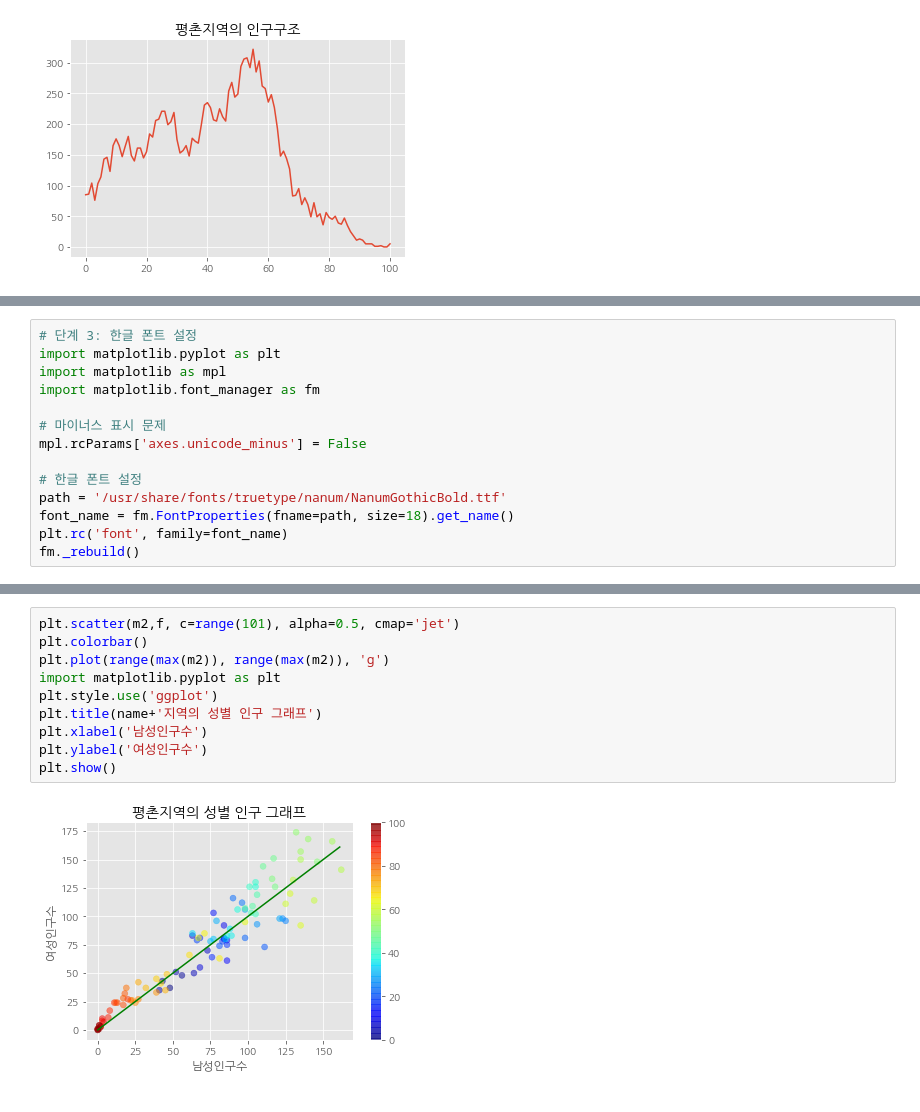
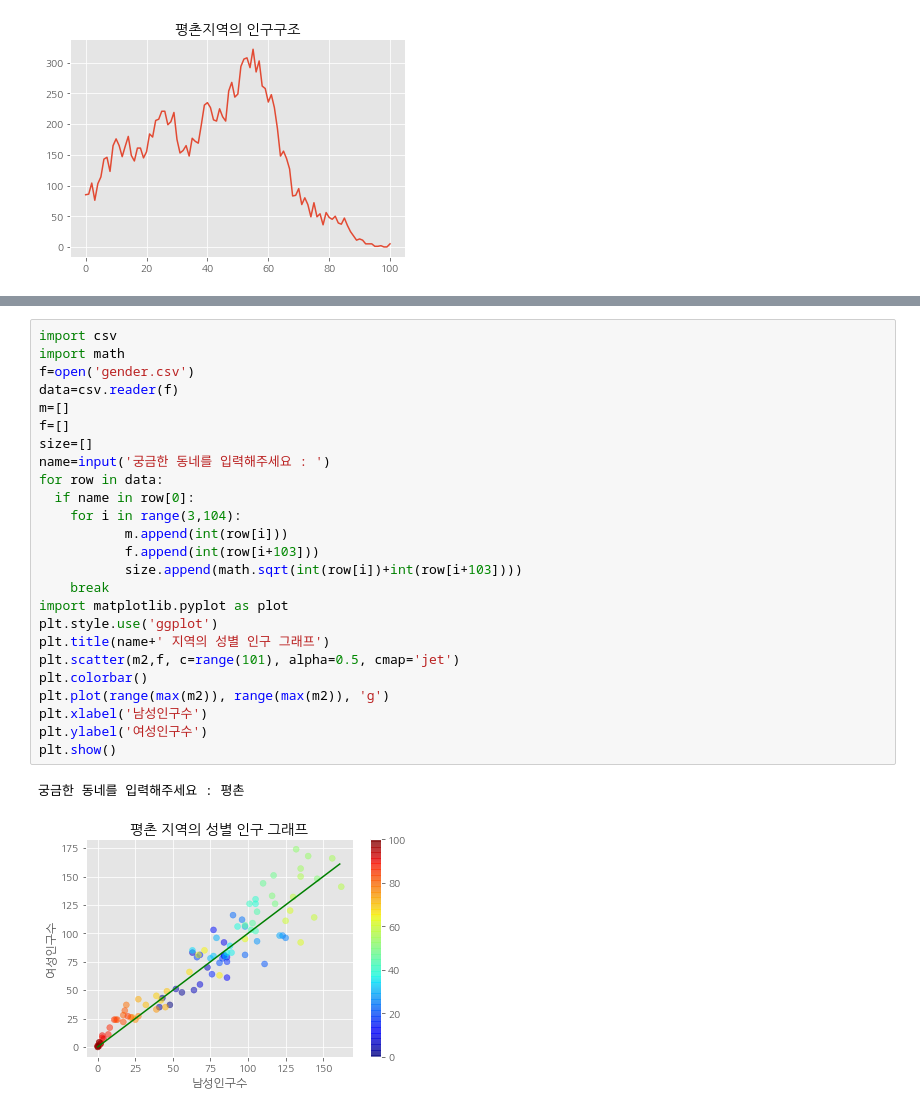
Before and after one commit to somin2100/-, a Jupyter notebook: 중간평가.ipynb, the cells around one changed output, grey strips where cells are left out. Cells and saved outputs as stored; diff of their text form.

```diff
--- a/중간평가.ipynb
+++ b/중간평가.ipynb
@@ -65,17 +52,3 @@ os.kill(os.getpid(), 9)
-# %%
-# 단계 3: 한글 폰트 설정
-import matplotlib.pyplot as plt
-import matplotlib as mpl
-import matplotlib.font_manager as fm
-
-# 마이너스 표시 문제
-mpl.rcParams['axes.unicode_minus'] = False
-
-# 한글 폰트 설정
-path = '/usr/share/fonts/truetype/nanum/NanumGothicBold.ttf'
-font_name = fm.FontProperties(fname=path, size=18).get_name()
-plt.rc('font', family=font_name)
-fm._rebuild()
 # %%
 import csv
 f=open('gender.csv')
@@ -101,15 +74,31 @@ plt.show()
 # %% [output]
 인구구조가 알고 싶은 지역의 이름: 평촌
 [figure]
-# %%
-plt.scatter(m2,f, c=range(101), alpha=0.5, cmap='jet')
-plt.colorbar()
-plt.plot(range(max(m2)), range(max(m2)), 'g')
-import matplotlib.pyplot as plt
-plt.style.use('ggplot')
-plt.title(name+'지역의 성별 인구 그래프')
-plt.xlabel('남성인구수')
-plt.ylabel('여성인구수')
-plt.show()
-# %% [output]
-[figure, removed]
+# %%
+import csv
+import math
+f=open('gender.csv')
+data=csv.reader(f)
+m=[]
+f=[]
+size=[]
+name=input('궁금한 동네를 입력해주세요 : ')
+for row in data:
+  if name in row[0]:
+    for i in range(3,104):
+           m.append(int(row[i]))
+           f.append(int(row[i+103]))
+           size.append(math.sqrt(int(row[i])+int(row[i+103])))
+    break
+import matplotlib.pyplot as plot
+plt.style.use('ggplot')
+plt.title(name+' 지역의 성별 인구 그래프')
+plt.scatter(m2,f, c=range(101), alpha=0.5, cmap='jet')
+plt.colorbar()
+plt.plot(range(max(m2)), range(max(m2)), 'g')
+plt.xlabel('남성인구수')
+plt.ylabel('여성인구수')
+plt.show()
+# %% [output]
+궁금한 동네를 입력해주세요 : 평촌
+[figure, added]
```
Also changed, not shown: parts of 3 cells of this notebook.
